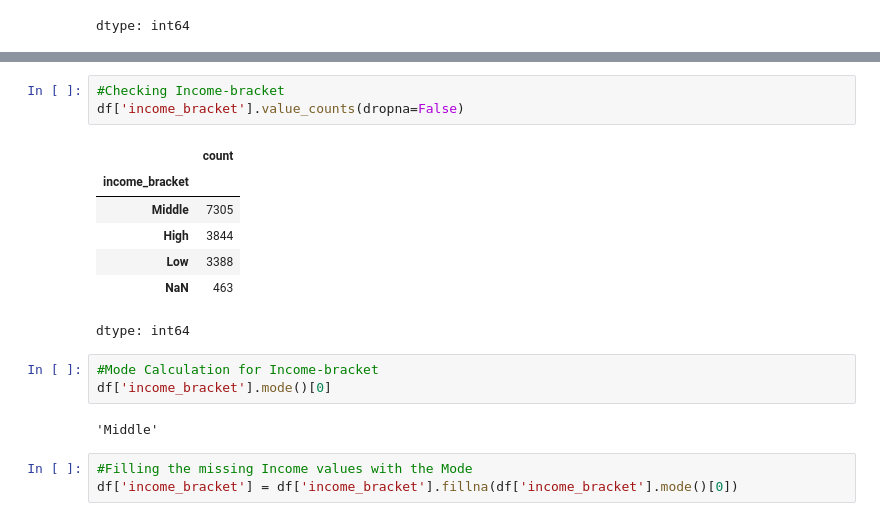
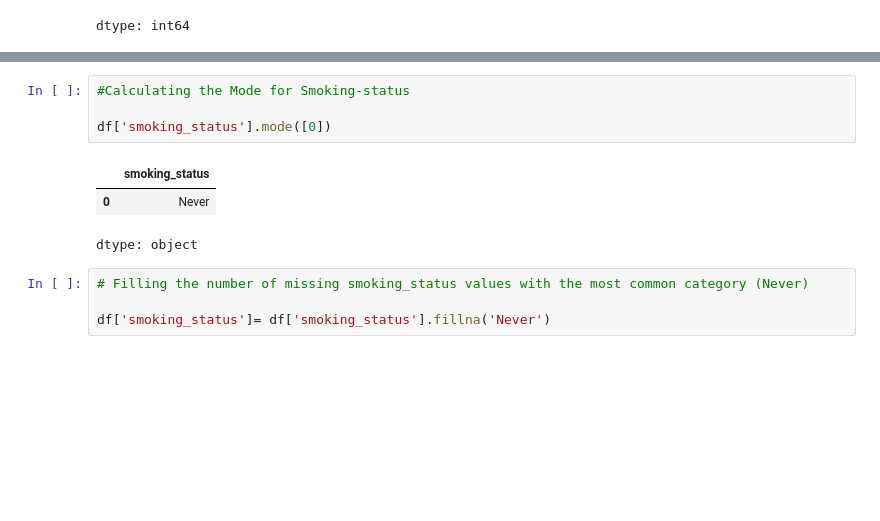
Before and after one commit to Group-9-AI-ML-class-A/Diabetes-Risk-screener, a Jupyter notebook: Virtue_Data_Cleaning_CapstoneP.ipynb, the cells around one changed output, grey strips where cells are left out. Saved outputs shown, nothing was run; the diff lists cells and outputs as text; blank space fills up the shorter version.

```diff
--- a/Virtue_Data_Cleaning_CapstoneP.ipynb
+++ b/Virtue_Data_Cleaning_CapstoneP.ipynb
@@ -127,22 +126,15 @@ Data columns (total 19 columns):
  18  diabetes_risk             15000 non-null  object
 dtypes: float64(4), int64(6), object(9)
 memory usage: 2.2+ MB
-# %%
-#Checking Income-bracket
-df['income_bracket'].value_counts(dropna=False)
-# %% [output]
-|  | count |
-| income_bracket |  |
-| Middle | 7305 |
-| High | 3844 |
-| Low | 3388 |
-| NaN | 463 |
-dtype: int64
 # %%
-#Mode Calculation for Income-bracket
-df['income_bracket'].mode()[0]
+#Calculating the Mode for Smoking-status
+
+df['smoking_status'].mode([0])
 # %% [output]
+|  | smoking_status |
+| 0 | Never |
-'Middle'
+dtype: object
 # %%
-#Filling the missing Income values with the Mode
-df['income_bracket'] = df['income_bracket'].fillna(df['income_bracket'].mode()[0])
+# Filling the number of missing smoking_status values with the most common category (Never)
+
+df['smoking_status']= df['smoking_status'].fillna('Never')
```
Also changed, not shown: parts of 18 cells of this notebook.
